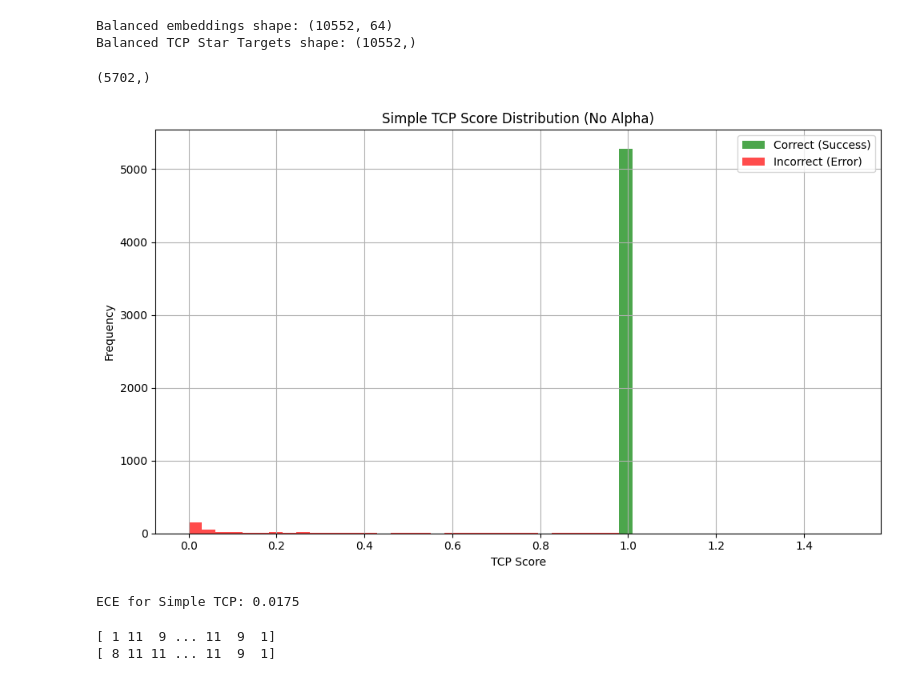
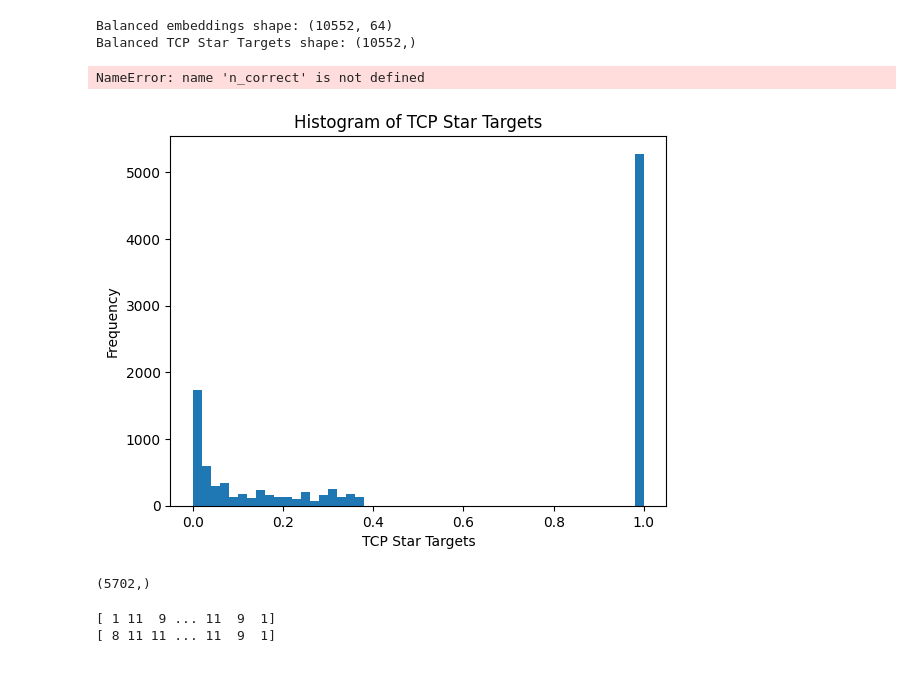
Before and after one commit to anushka-220/Summer-Project-, a Jupyter notebook: TCP_with_mse_fds_lds.ipynb, the cells around one changed output. Drawn from its saved outputs; the diff is of its cells as text; code cells hidden in the pictures.

```diff
--- a/TCP_with_mse_fds_lds.ipynb
+++ b/TCP_with_mse_fds_lds.ipynb
@@ -34,21 +41,16 @@ shape of probs: (5702, 12)
 Shape of labels: (5702,)
 Shape of y_true: (5702, 12)
 # %%
-#Predicted class
-y_hat = np.argmax(probs, axis=1)
-print("predicted class :", y_hat)
-#Prob of predicted class
-p_y_hat = np.max(probs, axis=1)
-print("predicted probabilities :", p_y_hat)
-
-#True class one hot matrix
-y_star= y_true
-print("true class :", y_star)
-#Prob of true class
-p_y_star = np.sum(probs * y_star, axis=1)
-print("true class probabilities :", p_y_star)
-
-#True class labels
-y_true_class = np.argmax(y_true, axis=1) if y_true.ndim > 1 else y_true
-print("true class labels :", y_true_class)
+import numpy as np
+data = np.load('/Users/anushka/Documents/Summer-Project-/dataset/labeled_embeddings_probs_and_labels_v2.npz')
+#show the keys in the file
+print(data.files)
+embeddings = data['test_embeddings']
+print("shape of embeddings:" , embeddings.shape)
+probs= data['probs']
+print("shape of probs:", probs.shape)
+y_labels = data['y_labels']
+print("Shape of labels:", y_labels.shape)
+y_true = data['y_train']
+print("Shape of y_true:", y_true.shape)
 # %% [output]
@@ -128,36 +124,25 @@ print("Balanced TCP Star Targets shape:", y_balanced.shape)
 # %% [output]
 Balanced embeddings shape: (10552, 64)
 Balanced TCP Star Targets shape: (10552,)
+# %%
+n_correct
+# %% [output]
+NameError: name 'n_correct' is not defined
+# %%
+#plot histogram of tcp_star_targets
+import matplotlib.pyplot as plt
+plt.hist(y_balanced, bins=50)
+plt.xlabel('TCP Star Targets')
+plt.ylabel('Frequency')
+plt.title('Histogram of TCP Star Targets')
+plt.show()
+# %% [output]
+[figure, added]
 # %%
 tcp_targets= p_y_star / p_y_hat
 print(tcp_targets.shape)
 # %% [output]
 (5702,)
-# %%
-# --- Plot histogram of TCP scores ---
-is_correct = (y_hat == y_true_class)
-
-success_tcp = tcp_targets[is_correct]
-error_tcp = tcp_targets[~is_correct]
-
-plt.figure(figsize=(10, 6))
-bins = np.linspace(0, 1.5, 50)
-plt.hist(success_tcp, bins=bins, alpha=0.7, label='Correct (Success)', color='green')
-plt.hist(error_tcp, bins=bins, alpha=0.7, label='Incorrect (Error)', color='red')
-plt.xlabel("TCP Score")
-plt.ylabel("Frequency")
-plt.title("Simple TCP Score Distribution (No Alpha)")
-plt.legend()
-plt.grid(True)
-plt.tight_layout()
-plt.show()
-# %% [output]
-[figure, removed]
-# %%
-ece_tcp = compute_ECE(tcp_targets, y_hat, y_labels_int)
-print(f"ECE for Simple TCP: {ece_tcp:.4f}")
-# %% [output]
-ECE for Simple TCP: 0.0175
 # %%
 X= X_balanced
 y= y_balanced
```
Also changed, not shown: parts of 24 cells of this notebook, 39 other files.
